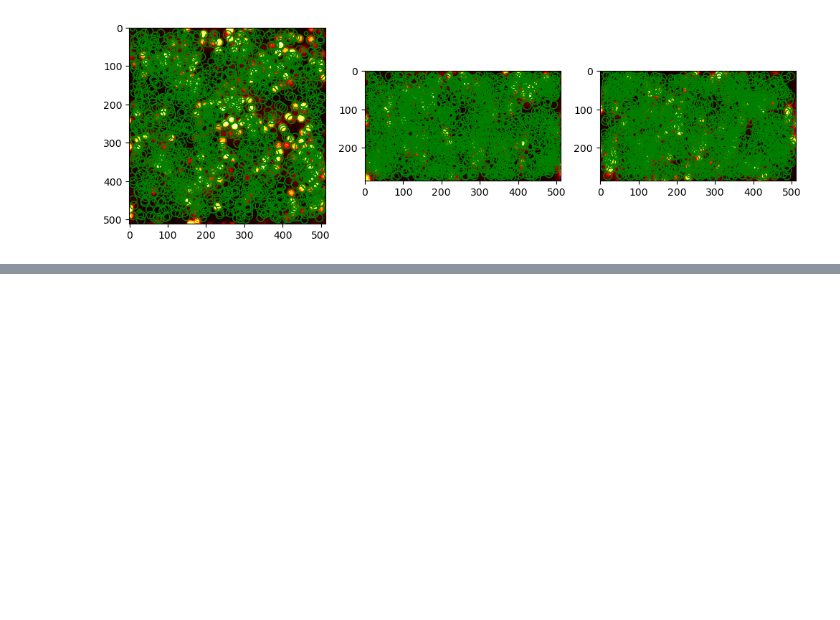
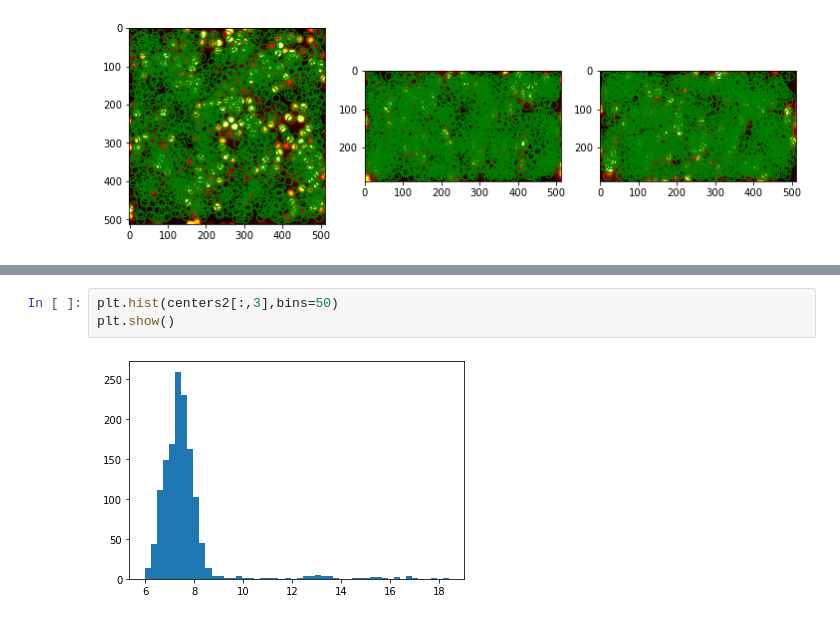
Before and after one commit to RonyWaheibi/pyrtrack, a Jupyter notebook: pyrtrack/notebooks/deconv_applied.ipynb, the cells around one changed output, grey strips where cells are left out. Drawn from its saved outputs; the diff is of its cells as text; blank space fills up the shorter version.

```diff
--- a/pyrtrack/notebooks/deconv_applied.ipynb
+++ b/pyrtrack/notebooks/deconv_applied.ipynb
@@ -64,0 +111,5 @@ smallest particle detected has a radius of 4.45859 px
+# %%
+plt.hist(centers2[:,3],bins=50)
+plt.show()
+# %% [output]
+[figure, added]
```
Also changed, not shown: parts of 9 cells of this notebook.
